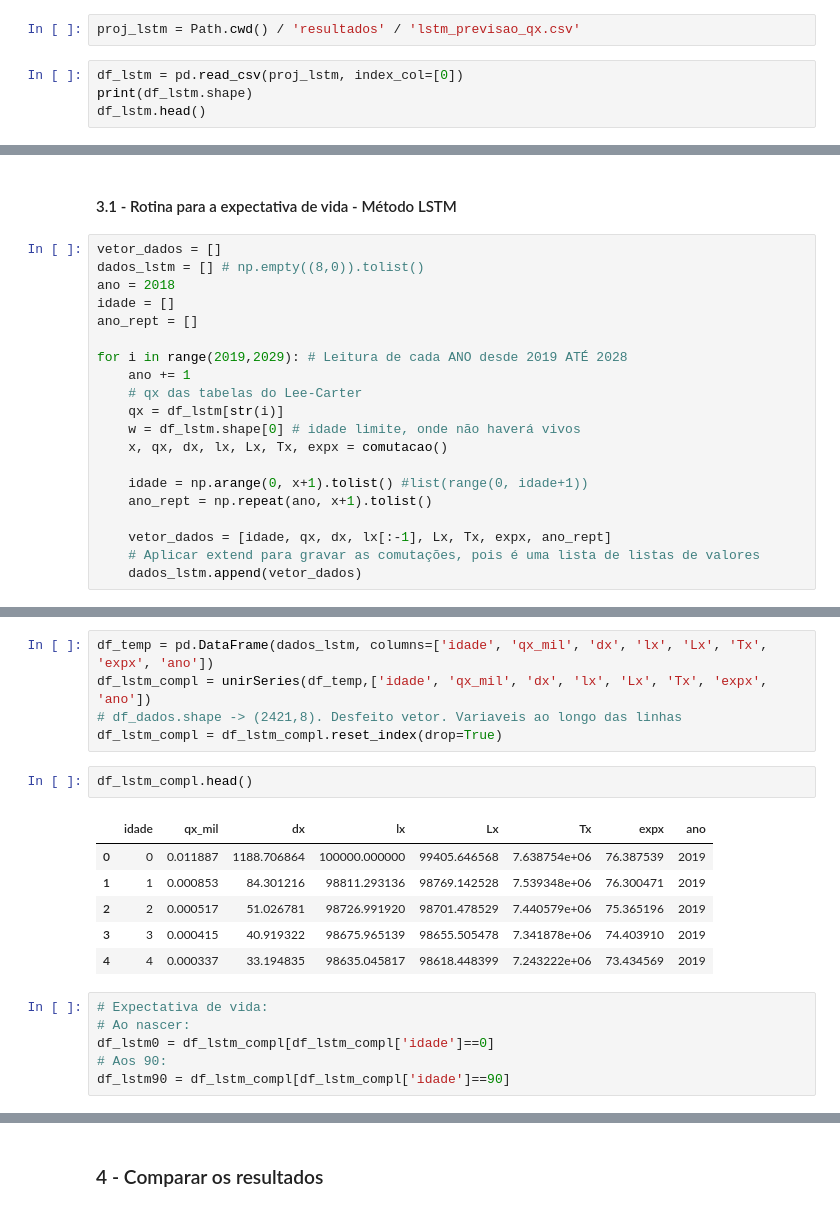
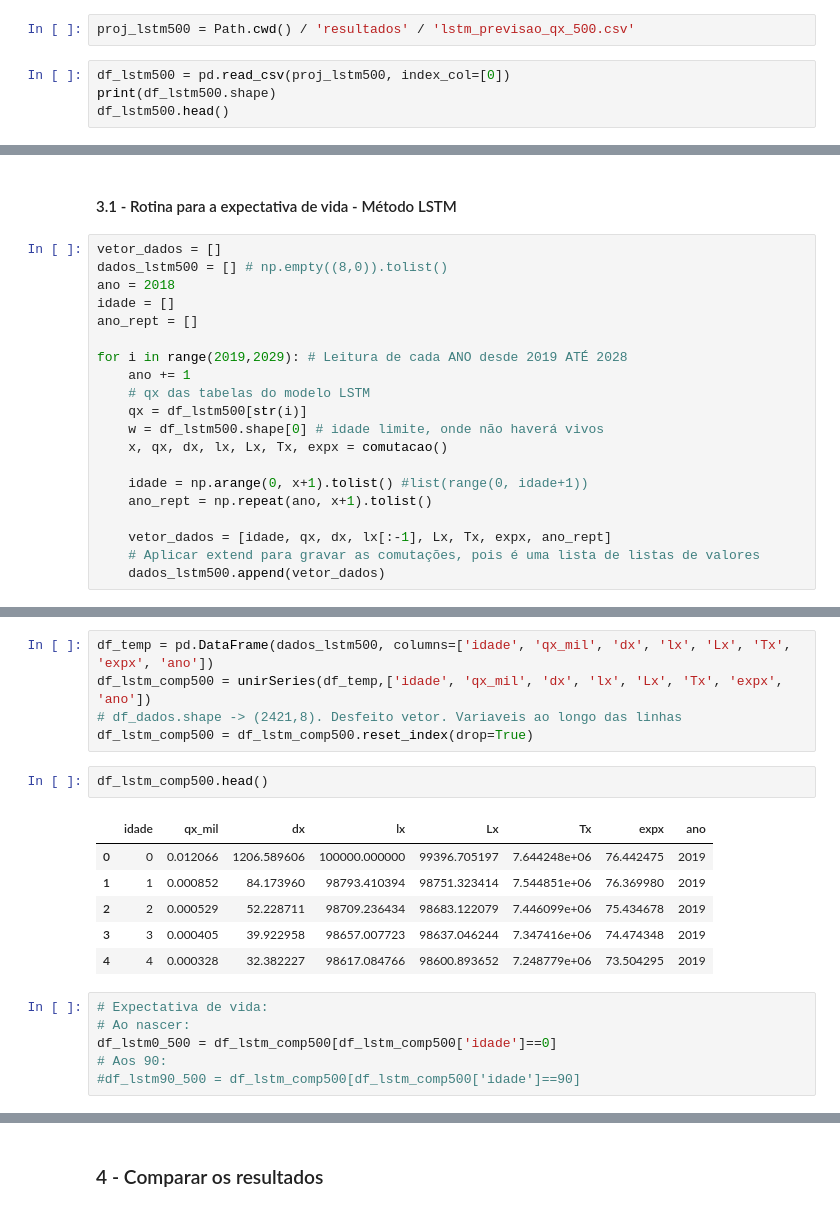
Before and after one commit to Domdoug/tabua_mortalidade_atuarial_com_lstm, a Jupyter notebook: 4-expectativa_vida_comparar_resultados.ipynb, the cells around one changed output, grey strips where cells are left out. Drawn from its saved outputs; the diff is of its cells as text.

```diff
--- a/4-expectativa_vida_comparar_resultados.ipynb
+++ b/4-expectativa_vida_comparar_resultados.ipynb
@@ -244,9 +284,9 @@ df_leecarter0.head()
 # %%
-proj_lstm = Path.cwd() / 'resultados' / 'lstm_previsao_qx.csv'
+proj_lstm500 = Path.cwd() / 'resultados' / 'lstm_previsao_qx_500.csv'
 # %%
-df_lstm = pd.read_csv(proj_lstm, index_col=[0])
-print(df_lstm.shape)
-df_lstm.head()
+df_lstm500 = pd.read_csv(proj_lstm500, index_col=[0])
+print(df_lstm500.shape)
+df_lstm500.head()
 # %% [output]
 (117, 10)
 |  | 2019 | 2020 | 2021 | 2022 | 2023 | 2024 | 2025 | 2026 | 2027 | 2028 |
@@ -259,16 +319,16 @@ df_lstm.head()
 #### 3.1 - Rotina para a expectativa de vida - Método LSTM
 # %%
 vetor_dados = []
-dados_lstm = [] # np.empty((8,0)).tolist()
+dados_lstm500 = [] # np.empty((8,0)).tolist()
 ano = 2018
 idade = []
 ano_rept = []
 
 for i in range(2019,2029): # Leitura de cada ANO desde 2019 ATÉ 2028
     ano += 1
-    # qx das tabelas do Lee-Carter
-    qx = df_lstm[str(i)]
-    w = df_lstm.shape[0] # idade limite, onde não haverá vivos
+    # qx das tabelas do modelo LSTM
+    qx = df_lstm500[str(i)]
+    w = df_lstm500.shape[0] # idade limite, onde não haverá vivos
     x, qx, dx, lx, Lx, Tx, expx = comutacao()
 
     idade = np.arange(0, x+1).tolist() #list(range(0, idade+1))
@@ -276,5 +336,5 @@ for i in range(2019,2029): # Leitura de cada ANO desde 2019 ATÉ 2028
 
     vetor_dados = [idade, qx, dx, lx[:-1], Lx, Tx, expx, ano_rept]
     # Aplicar extend para gravar as comutações, pois é uma lista de listas de valores
-    dados_lstm.append(vetor_dados)
+    dados_lstm500.append(vetor_dados)
 # %%
@@ -282,22 +342,22 @@ pd.DataFrame(dados_lstm).shape
 # %% [output]
 (10, 8)
 # %%
-df_temp = pd.DataFrame(dados_lstm, columns=['idade', 'qx_mil', 'dx', 'lx', 'Lx', 'Tx', 'expx', 'ano'])
-df_lstm_compl = unirSeries(df_temp,['idade', 'qx_mil', 'dx', 'lx', 'Lx', 'Tx', 'expx', 'ano'])
+df_temp = pd.DataFrame(dados_lstm500, columns=['idade', 'qx_mil', 'dx', 'lx', 'Lx', 'Tx', 'expx', 'ano'])
+df_lstm_comp500 = unirSeries(df_temp,['idade', 'qx_mil', 'dx', 'lx', 'Lx', 'Tx', 'expx', 'ano'])
 # df_dados.shape -> (2421,8). Desfeito vetor. Variaveis ao longo das linhas
-df_lstm_compl = df_lstm_compl.reset_index(drop=True)
+df_lstm_comp500 = df_lstm_comp500.reset_index(drop=True)
 # %%
-df_lstm_compl.head()
+df_lstm_comp500.head()
 # %% [output]
 |  | idade | qx_mil | dx | lx | Lx | Tx | expx | ano |
-| 0 | 0 | 0.011887 | 1188.706864 | 100000.000000 | 99405.646568 | 7.638754e+06 | 76.387539 | 2019 |
-| 1 | 1 | 0.000853 | 84.301216 | 98811.293136 | 98769.142528 | 7.539348e+06 | 76.300471 | 2019 |
-| 2 | 2 | 0.000517 | 51.026781 | 98726.991920 | 98701.478529 | 7.440579e+06 | 75.365196 | 2019 |
-| 3 | 3 | 0.000415 | 40.919322 | 98675.965139 | 98655.505478 | 7.341878e+06 | 74.403910 | 2019 |
-| 4 | 4 | 0.000337 | 33.194835 | 98635.045817 | 98618.448399 | 7.243222e+06 | 73.434569 | 2019 |
+| 0 | 0 | 0.012066 | 1206.589606 | 100000.000000 | 99396.705197 | 7.644248e+06 | 76.442475 | 2019 |
+| 1 | 1 | 0.000852 | 84.173960 | 98793.410394 | 98751.323414 | 7.544851e+06 | 76.369980 | 2019 |
+| 2 | 2 | 0.000529 | 52.228711 | 98709.236434 | 98683.122079 | 7.446099e+06 | 75.434678 | 2019 |
+| 3 | 3 | 0.000405 | 39.922958 | 98657.007723 | 98637.046244 | 7.347416e+06 | 74.474348 | 2019 |
+| 4 | 4 | 0.000328 | 32.382227 | 98617.084766 | 98600.893652 | 7.248779e+06 | 73.504295 | 2019 |
 # %%
 # Expectativa de vida:
 # Ao nascer:
-df_lstm0 = df_lstm_compl[df_lstm_compl['idade']==0]
+df_lstm0_500 = df_lstm_comp500[df_lstm_comp500['idade']==0]
 # Aos 90:
-df_lstm90 = df_lstm_compl[df_lstm_compl['idade']==90]
+#df_lstm90_500 = df_lstm_comp500[df_lstm_comp500['idade']==90]
```
Also changed, not shown: parts of 34 cells of this notebook, 4 other files.
